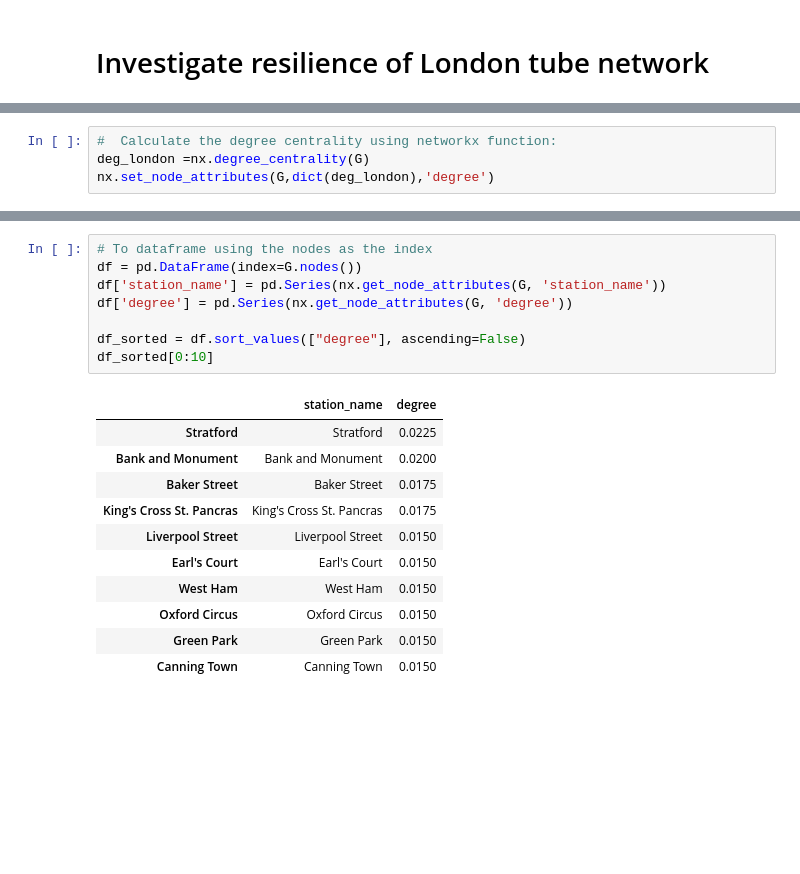
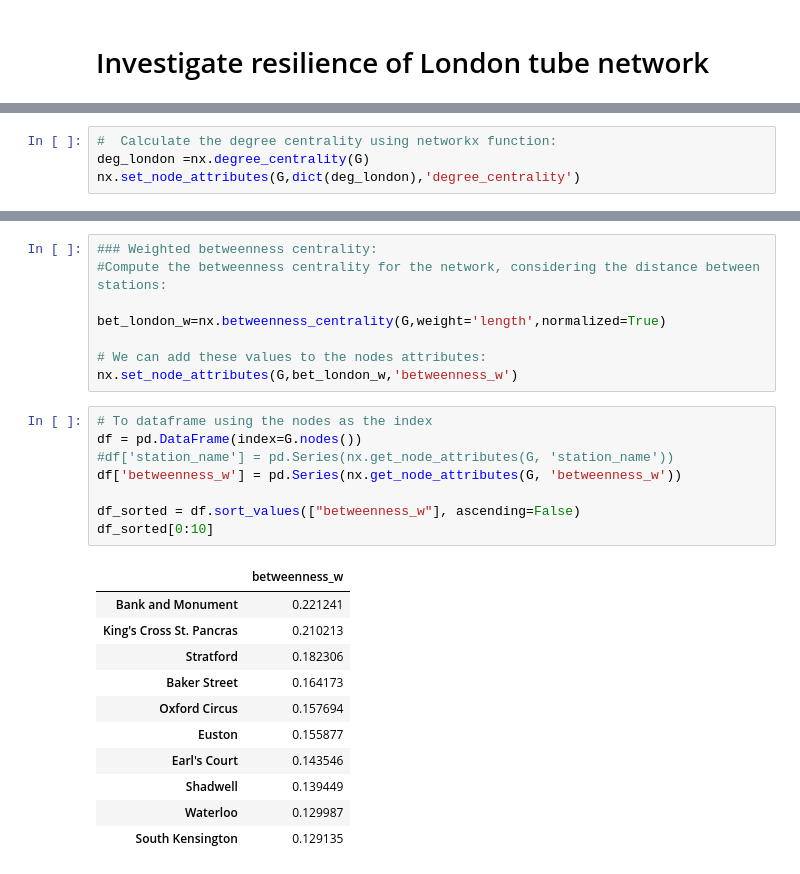
Before and after one commit to Skylar-TyZhang/Investigation_of_London_tube_resilience-, a Jupyter notebook: tube_resi.ipynb, the cells around one changed output, grey strips where cells are left out. Drawn from its saved outputs; the diff is of its cells as text; blank space fills up the shorter version.

```diff
--- a/tube_resi.ipynb
+++ b/tube_resi.ipynb
@@ -124,4 +150,4 @@ Degree Centrality on nodes:
 # %%
 #  Calculate the degree centrality using networkx function:
 deg_london =nx.degree_centrality(G)
-nx.set_node_attributes(G,dict(deg_london),'degree')
+nx.set_node_attributes(G,dict(deg_london),'degree_centrality')
@@ -128,20 +210,28 @@ nx.set_node_attributes(G,dict(deg_london),'degree')
+# %%
+### Weighted betweenness centrality:
+#Compute the betweenness centrality for the network, considering the distance between stations:
+
+bet_london_w=nx.betweenness_centrality(G,weight='length',normalized=True)
+
+# We can add these values to the nodes attributes:
+nx.set_node_attributes(G,bet_london_w,'betweenness_w')
 # %%
 # To dataframe using the nodes as the index
 df = pd.DataFrame(index=G.nodes())
-df['station_name'] = pd.Series(nx.get_node_attributes(G, 'station_name'))
-df['degree'] = pd.Series(nx.get_node_attributes(G, 'degree'))
+#df['station_name'] = pd.Series(nx.get_node_attributes(G, 'station_name'))
+df['betweenness_w'] = pd.Series(nx.get_node_attributes(G, 'betweenness_w'))
 
-df_sorted = df.sort_values(["degree"], ascending=False)
+df_sorted = df.sort_values(["betweenness_w"], ascending=False)
 df_sorted[0:10]
 # %% [output]
-|  | station_name | degree |
-| Stratford | Stratford | 0.0225 |
-| Bank and Monument | Bank and Monument | 0.0200 |
-| Baker Street | Baker Street | 0.0175 |
-| King's Cross St. Pancras | King's Cross St. Pancras | 0.0175 |
-| Liverpool Street | Liverpool Street | 0.0150 |
-| Earl's Court | Earl's Court | 0.0150 |
-| West Ham | West Ham | 0.0150 |
-| Oxford Circus | Oxford Circus | 0.0150 |
-| Green Park | Green Park | 0.0150 |
-| Canning Town | Canning Town | 0.0150 |
+|  | betweenness_w |
+| Bank and Monument | 0.221241 |
+| King's Cross St. Pancras | 0.210213 |
+| Stratford | 0.182306 |
+| Baker Street | 0.164173 |
+| Oxford Circus | 0.157694 |
+| Euston | 0.155877 |
+| Earl's Court | 0.143546 |
+| Shadwell | 0.139449 |
+| Waterloo | 0.129987 |
+| South Kensington | 0.129135 |
```
Also changed, not shown: parts of 33 cells of this notebook.
